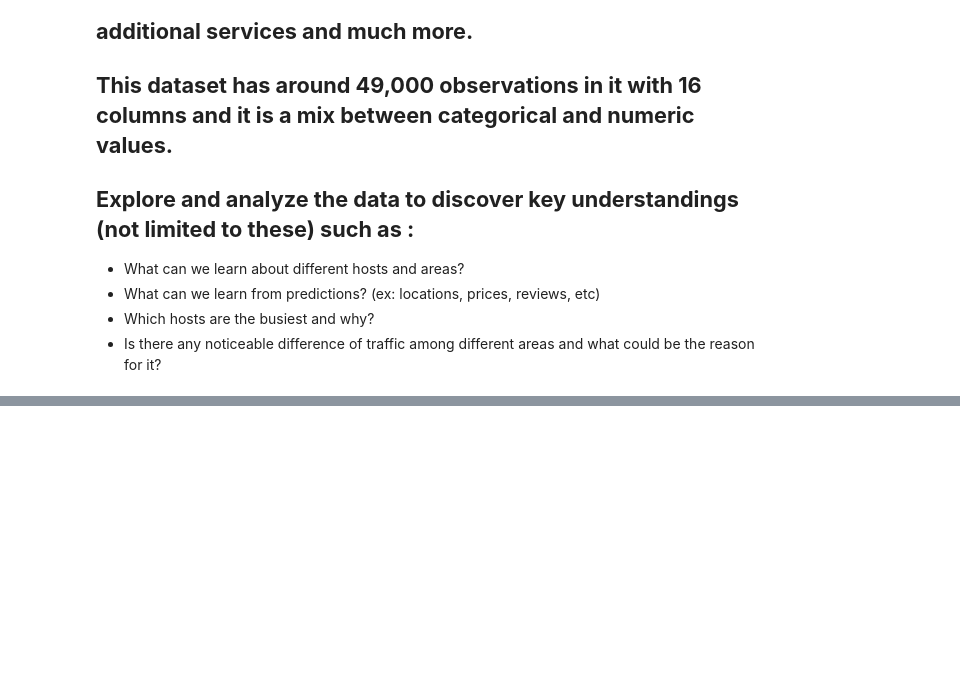
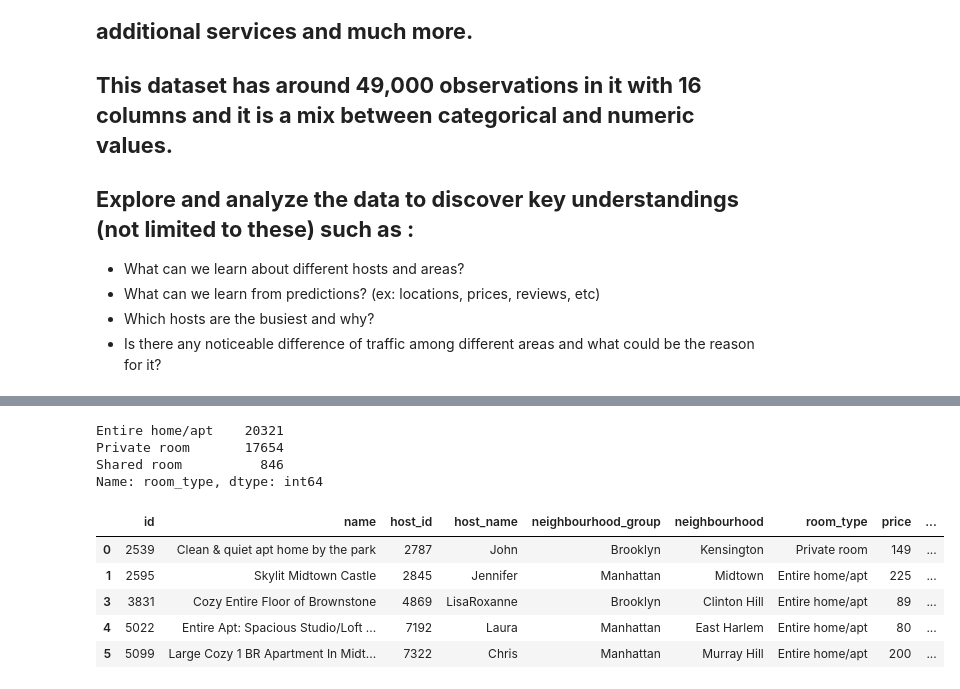
Before and after one commit to 1Komal/airbnb-booking-dataanalysis, a Jupyter notebook: Komal_Mewari_Airbnb_Bookings_Analysis_Capstone_Project.ipynb, the cells around one changed output, grey strips where cells are left out. Cells and saved outputs as stored; diff of their text form; code cells hidden in the pictures; blank space fills up the shorter version.

```diff
--- a/Komal_Mewari_Airbnb_Bookings_Analysis_Capstone_Project.ipynb
+++ b/Komal_Mewari_Airbnb_Bookings_Analysis_Capstone_Project.ipynb
@@ -14,0 +73,4 @@
+# %%
+airbnb_df.drop(['latitude','longitude'],axis = 1, inplace =True)
+# %%
+airbnb_df_non_null= airbnb_df.dropna()
@@ -14,0 +97,17 @@
+# %%
+airbnb_df_non_null['room_type'].value_counts(ascending = False)
+# %% [output]
+Entire home/apt    20321
+Private room       17654
+Shared room          846
+Name: room_type, dtype: int64
+# %%
+airbnb = airbnb_df_non_null[airbnb_df_non_null.room_type != 'Shared room']
+airbnb.head()
+# %% [output]
+|  | id | name | host_id | host_name | neighbourhood_group | neighbourhood | room_type | price | ... |
+| 0 | 2539 | Clean & quiet apt home by the park | 2787 | John | Brooklyn | Kensington | Private room | 149 | ... |
+| 1 | 2595 | Skylit Midtown Castle | 2845 | Jennifer | Manhattan | Midtown | Entire home/apt | 225 | ... |
+| 3 | 3831 | Cozy Entire Floor of Brownstone | 4869 | LisaRoxanne | Brooklyn | Clinton Hill | Entire home/apt | 89 | ... |
+| 4 | 5022 | Entire Apt: Spacious Studio/Loft ... | 7192 | Laura | Manhattan | East Harlem | Entire home/apt | 80 | ... |
+| 5 | 5099 | Large Cozy 1 BR Apartment In Midt... | 7322 | Chris | Manhattan | Murray Hill | Entire home/apt | 200 | ... |
```
Also changed, not shown: parts of 15 cells of this notebook.
